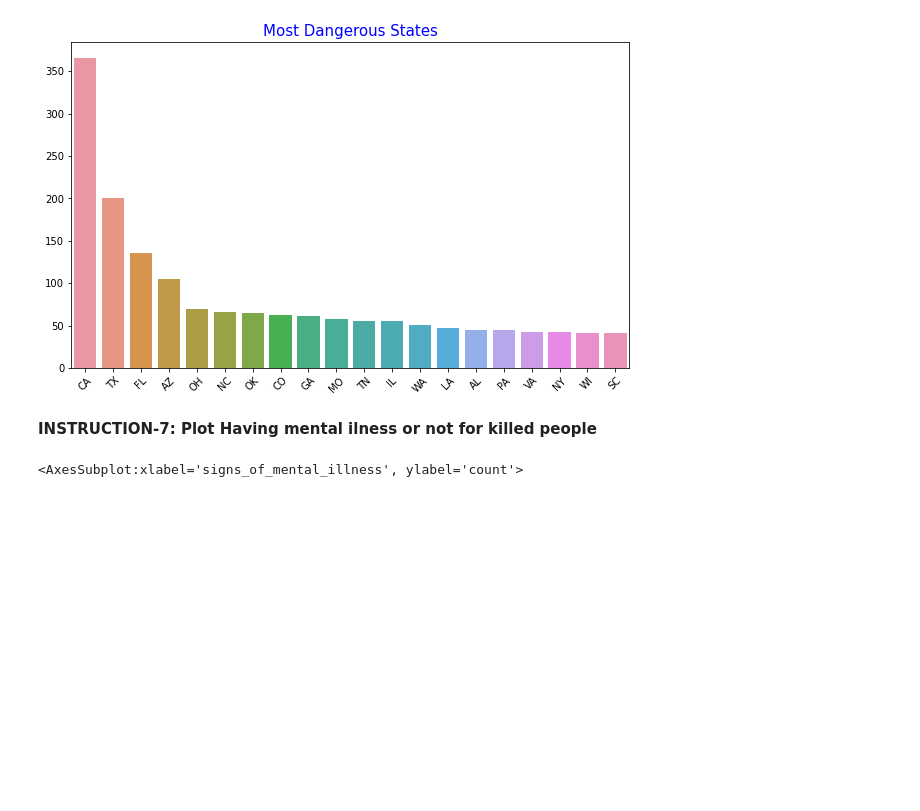
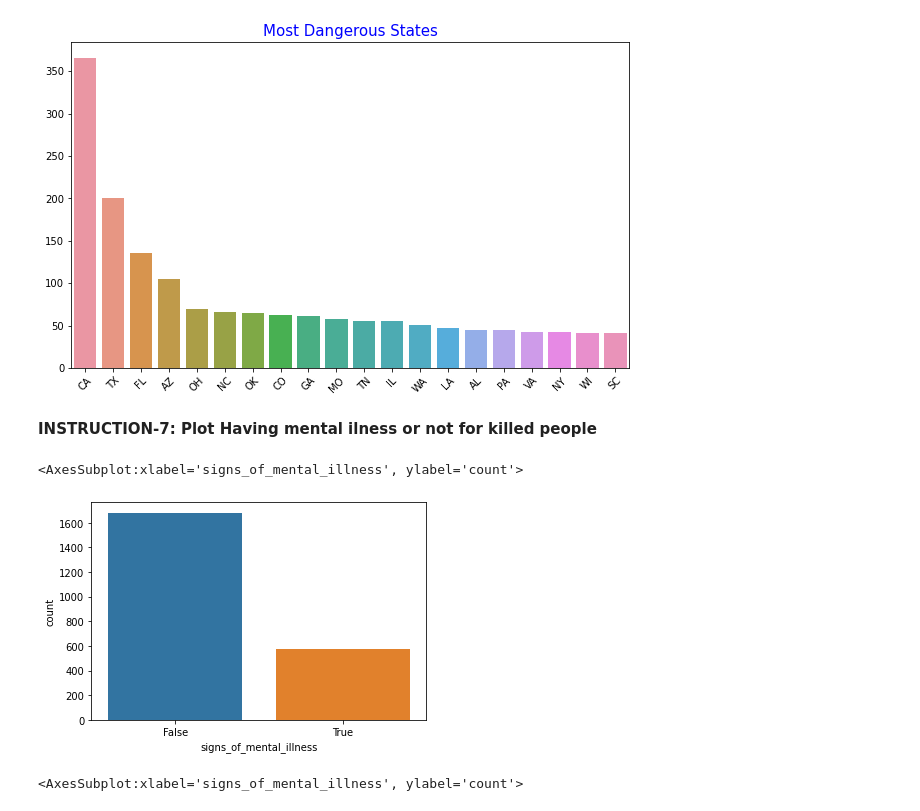
Before and after one commit to Ertugrul-Kurubal/Data-Visualization-With-Python-Projects, a Jupyter notebook: USA Fatal Police Shoot Analyse.ipynb, the cells around one changed output. Cells and saved outputs as stored; diff of their text form; code cells hidden in the pictures; blank space fills up the shorter version.

Commit message:
Sign of mental illness

```diff
--- a/USA Fatal Police Shoot Analyse.ipynb
+++ b/USA Fatal Police Shoot Analyse.ipynb
@@ -716,6 +700,12 @@ plt.title("Most Dangerous States", color="blue", fontsize=16);
 [figure]
 # %% [markdown]
 **INSTRUCTION-7: Plot Having mental ilness or not for killed people**
+# %%
+plt.figure(figsize=(6,4))
+sns.countplot(x="signs_of_mental_illness", data=kill)
+# %% [output]
+<AxesSubplot:xlabel='signs_of_mental_illness', ylabel='count'>
+[figure, added]
 # %%
 .............
 # %% [output]
```
Also changed, not shown: parts of 3 cells of this notebook.
